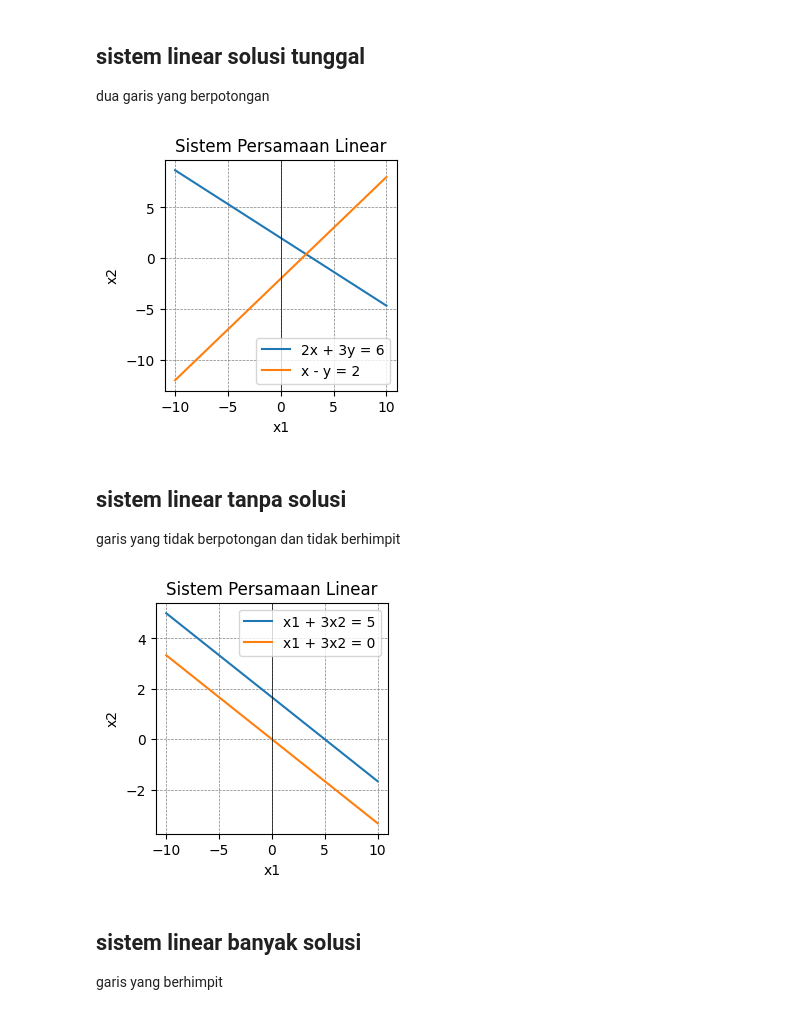
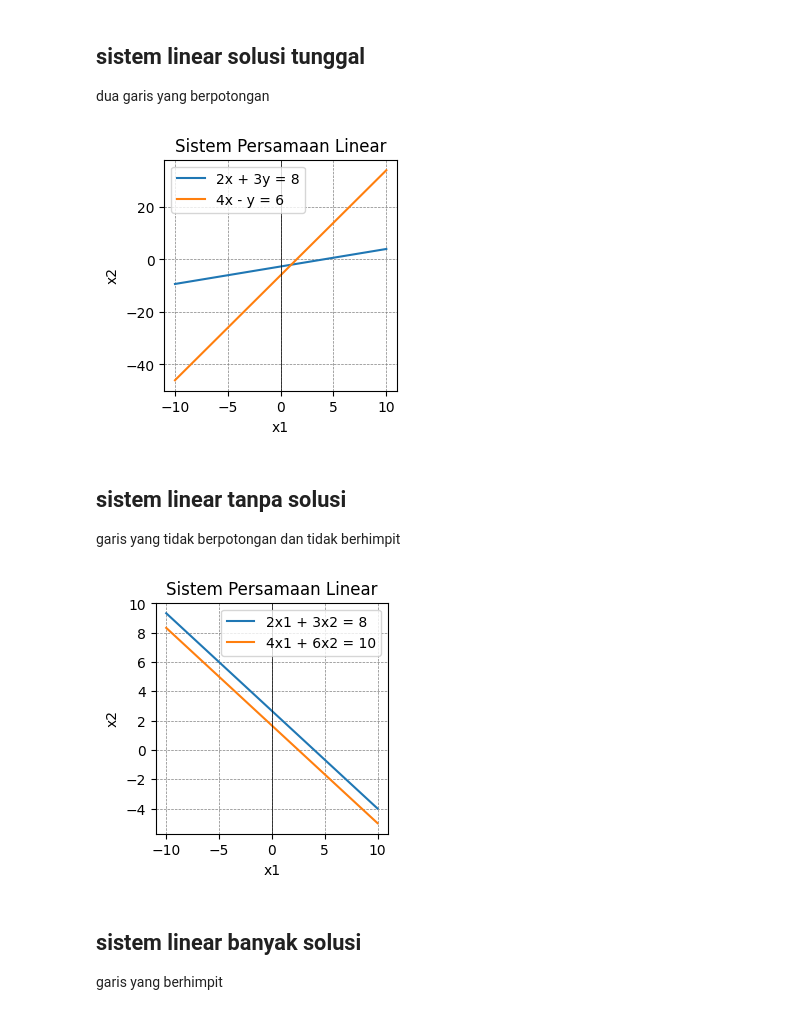
Before and after one commit to zanra2401/alin, a Jupyter notebook: tugas/sistem_linear.ipynb, the cells around one changed output. Cells and saved outputs as stored; diff of their text form; code cells hidden in the pictures.

```diff
--- a/tugas/sistem_linear.ipynb
+++ b/tugas/sistem_linear.ipynb
@@ -12,16 +12,16 @@ import matplotlib.pyplot as plt
 
 # Persamaan pertama: 2x + 3y = 6
 x1_1 = np.linspace(-10, 10, 100)
-x1_2 = (6 - 2*x1_1) / 3
+x1_2 = (-8 + 2*x1_1) / 3
 
 # Persamaan kedua: x - y = 2
 x2_1 = np.linspace(-10, 10, 100)
-x2_2 = x2_1 - 2
+x2_2 = -6 + 4*x2_1
 
 # Menggambar grafik
 plt.figure(figsize=(3, 3))
-plt.plot(x1_1, x1_2, label='2x + 3y = 6')
-plt.plot(x2_1, x2_2, label='x - y = 2')
+plt.plot(x1_1, x1_2, label='2x + 3y = 8')
+plt.plot(x2_1, x2_2, label='4x - y = 6')
 plt.xlabel('x1')
 plt.ylabel('x2')
 plt.title('Sistem Persamaan Linear')
@@ -30,7 +30,7 @@ plt.grid(color = 'gray', linestyle = '--', linewidth = 0.5)
 plt.legend()
 plt.show()
 # %% [output]
-[figure, old version]
+[figure, new version]
 # %% [markdown]
 ## sistem linear tanpa solusi
 
@@ -38,25 +38,25 @@ garis yang tidak berpotongan dan tidak berhimpit
 # %%
 # Persamaan pertama: x1 + 3x2 = 5
 x1_1 = np.linspace(-10, 10, 100)
-x1_2 = (x1_1 - 5) / -3
+x1_2 = (-8 + x1_1*2) / -3
 
 # Persamaan kedua: x1 + 3x2 = 0
 x2_1 = np.linspace(-10, 10, 100)
-x2_2 = (x2_1 - 0) / -3
+x2_2 = (-10 + x2_1*4) / -6
 
 # Menggambar grafik
 plt.figure(figsize=(3, 3))
-plt.plot(x1_1, x1_2, label='x1 + 3x2 = 5')
-plt.plot(x2_1, x2_2, label='x1 + 3x2 = 0')
+plt.plot(x1_1, x1_2, label='2x1 + 3x2 = 8')
+plt.plot(x2_1, x2_2, label='4x1 + 6x2 = 10')
 plt.xlabel('x1')
 plt.ylabel('x2')
 plt.title('Sistem Persamaan Linear')
 plt.axvline(0, color='black',linewidth=0.5)
 plt.grid(color = 'gray', linestyle = '--', linewidth = 0.5)
 plt.legend()
 plt.show()
 # %% [output]
-[figure, old version]
+[figure, new version]
 # %% [markdown]
 ## sistem linear banyak solusi
 
```
Also changed, not shown: parts of 1 cell of this notebook, 9 other files.
